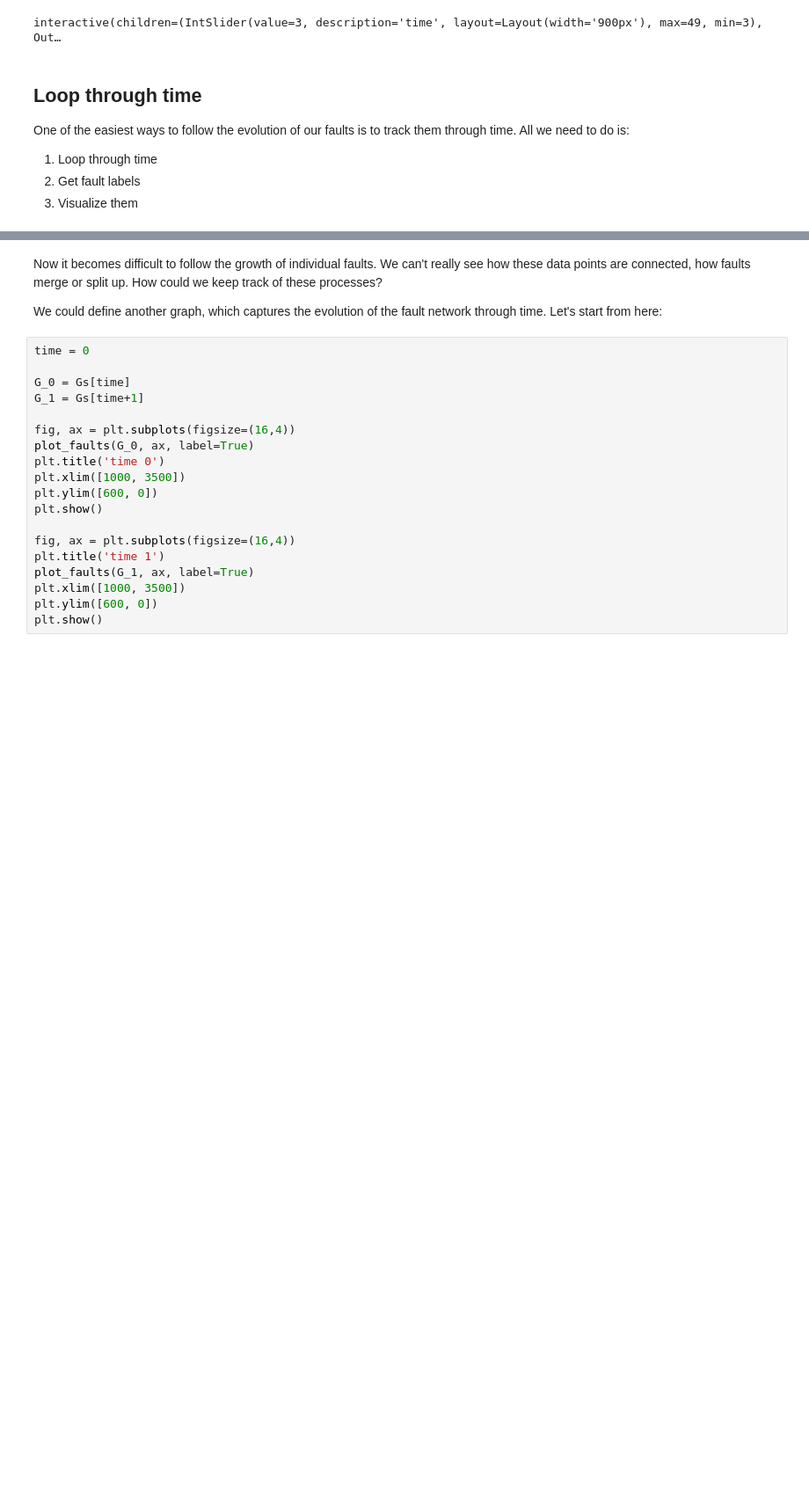
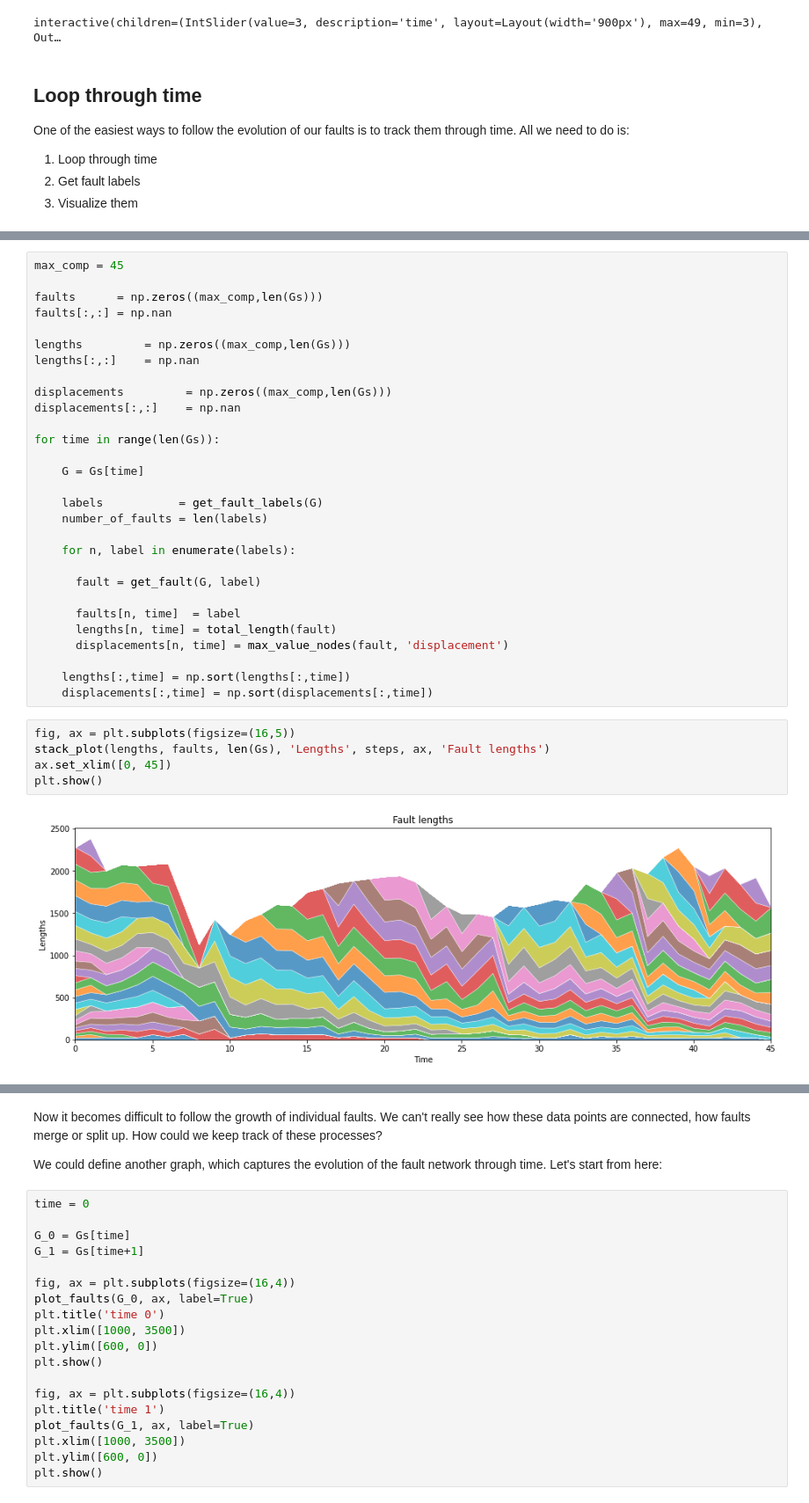
Before and after one commit to thilowrona/fatbox, a Jupyter notebook: examples/6-evolution/6-evolution.ipynb, the cells around one changed output, grey strips where cells are left out. Shown at 88% size. Saved outputs shown, nothing was run; the diff lists cells and outputs as text; blank space fills up the shorter version.

```diff
--- a/examples/6-evolution/6-evolution.ipynb
+++ b/examples/6-evolution/6-evolution.ipynb
@@ -152,0 +124,36 @@ plt.show()
+# %%
+max_comp = 45
+
+faults      = np.zeros((max_comp,len(Gs)))
+faults[:,:] = np.nan
+
+lengths         = np.zeros((max_comp,len(Gs)))
+lengths[:,:]    = np.nan
+
+displacements         = np.zeros((max_comp,len(Gs)))
+displacements[:,:]    = np.nan
+
+for time in range(len(Gs)):
+
+    G = Gs[time]
+
+    labels           = get_fault_labels(G)
+    number_of_faults = len(labels)
+
+    for n, label in enumerate(labels):
+
+      fault = get_fault(G, label)
+
+      faults[n, time]  = label
+      lengths[n, time] = total_length(fault)
+      displacements[n, time] = max_value_nodes(fault, 'displacement')
+
+    lengths[:,time] = np.sort(lengths[:,time])
+    displacements[:,time] = np.sort(displacements[:,time])
+# %%
+fig, ax = plt.subplots(figsize=(16,5))
+stack_plot(lengths, faults, len(Gs), 'Lengths', steps, ax, 'Fault lengths')
+ax.set_xlim([0, 45])
+plt.show()
+# %% [output]
+[figure, added]
```
Also changed, not shown: parts of 13 cells of this notebook.
